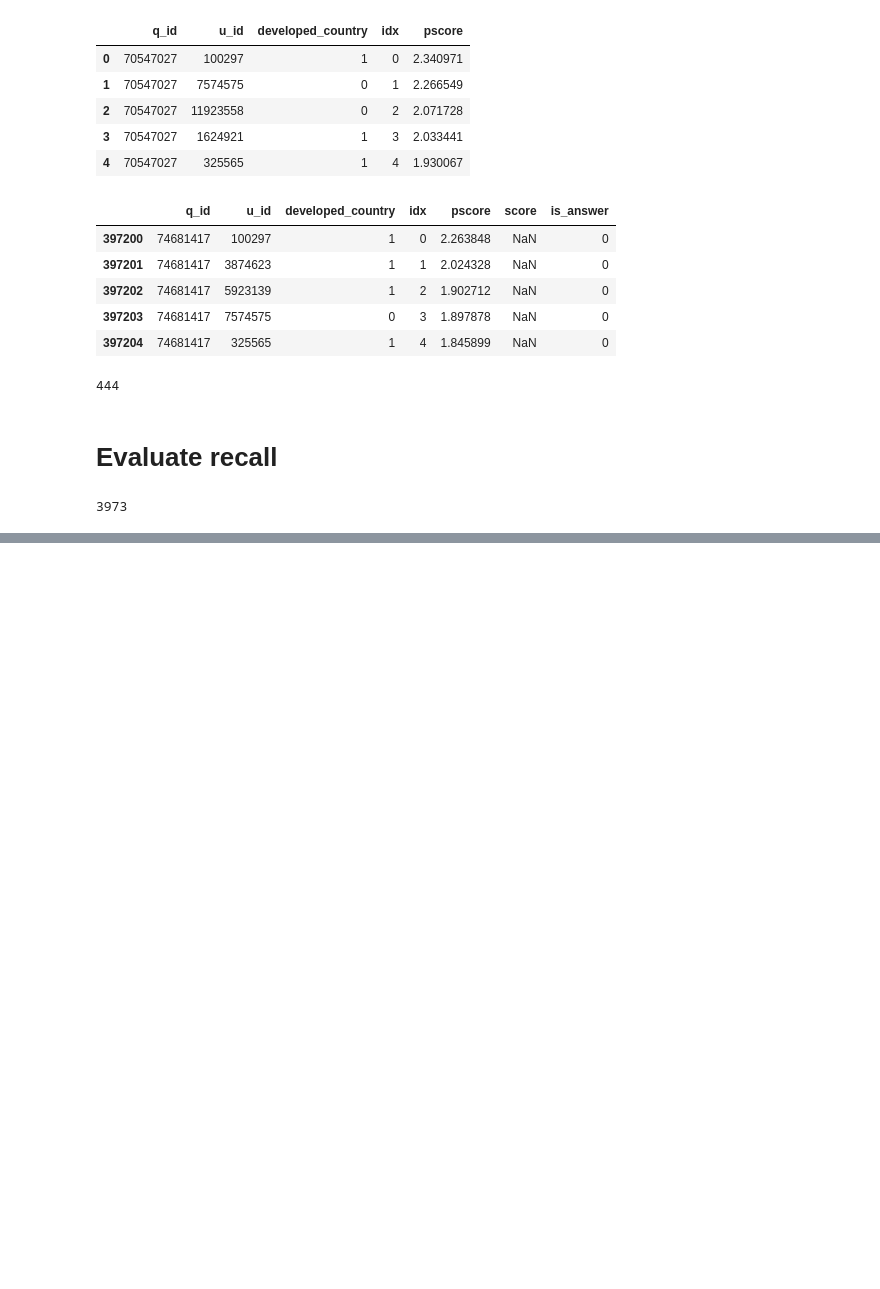
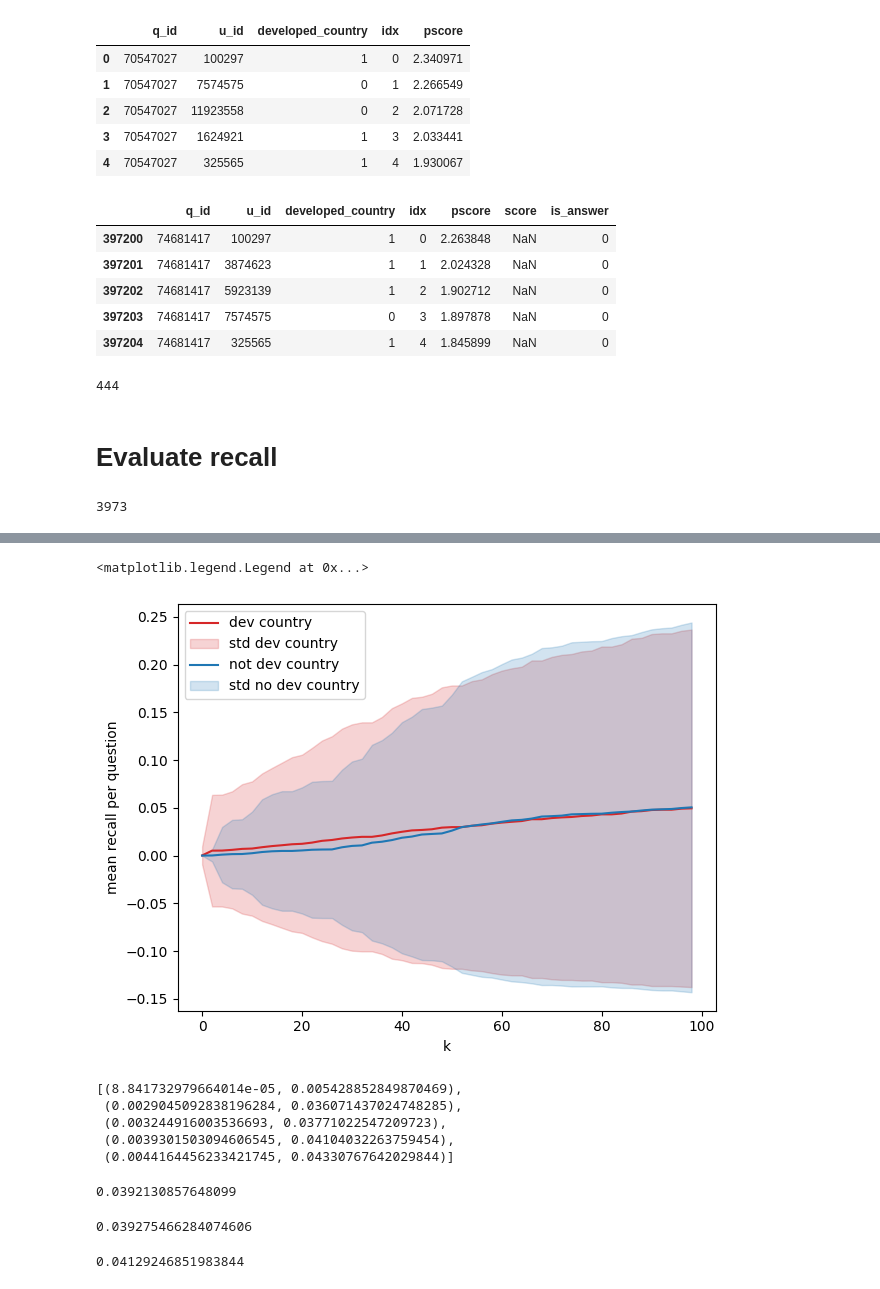
Before and after one commit to flopezd/so_q_recom, a Jupyter notebook: notebooks/fairness/ltr_recall_fair_after.ipynb, the cells around one changed output, grey strips where cells are left out. Saved outputs shown, nothing was run; the diff lists cells and outputs as text; code cells hidden in the pictures; blank space fills up the shorter version.

```diff
--- a/notebooks/fairness/ltr_recall_fair_after.ipynb
+++ b/notebooks/fairness/ltr_recall_fair_after.ipynb
@@ -353,0 +205,75 @@ fig.legend();
+# %%
+fig, ax1 = plt.subplots()
+
+color = "tab:red"
+ax1.set_xlabel("k")
+ax1.set_ylabel("mean recall per question")
+ax1.plot(top_k, dev_mean_recall, color=color, label="dev country")
+plt.fill_between(top_k, [m - r for m, r in zip(dev_mean_recall, dev_std_recall)],
+                 [m + r for m, r in zip(dev_mean_recall, dev_std_recall)],
+                 alpha=0.2, color="tab:red", label='std dev country')
+ax1.plot(top_k, no_dev_mean_recall, color="tab:blue", label="not dev country")
+ax1.fill_between(top_k, [m - r for m, r in zip(no_dev_mean_recall, no_dev_std_recall)],
+                 [m + r for m, r in zip(no_dev_mean_recall, no_dev_std_recall)],
+                 alpha=0.2, color="tab:blue", label='std no dev country')
+
+fig.tight_layout()
+ax1.legend(loc='upper left')
+# %% [output]
+<matplotlib.legend.Legend at 0x...>
+[figure, added]
+# %%
+[(m, r) for m, r in zip(mean_recall[:5], std_recall[:5])]
+# %% [output]
+[(8.841732979664014e-05, 0.005428852849870469),
+ (0.0029045092838196284, 0.036071437024748285),
+ (0.003244916003536693, 0.03771022547209723),
+ (0.0039301503094606545, 0.04104032263759454),
+ (0.0044164456233421745, 0.04330767642029844)]
+# %%
+(full_dataset[["is_answer", "q_id", "idx"]]
+.groupby("q_id")
+.apply(
+    lambda x: (
+        x[x["idx"] <= 70]["is_answer"].sum()
+        / q_answers[x["q_id"].iloc[0]]
+        if x["q_id"].iloc[0] in q_answers
+        else np.NaN
+    )
+)
+.dropna()
+.mean())
+# %% [output]
+0.0392130857648099
+# %%
+(dev_dataset[["is_answer", "q_id", "idx"]]
+.groupby("q_id")
+.apply(
+    lambda x: (
+        x[x["idx"] <= 70]["is_answer"].sum()
+        / q_answers_dev_country[x["q_id"].iloc[0]]
+        if x["q_id"].iloc[0] in q_answers_dev_country
+        else np.NaN
+    )
+)
+.dropna()
+.mean()
+)
+# %% [output]
+0.039275466284074606
+# %%
+(no_dev_dataset[["is_answer", "q_id", "idx"]]
+.groupby("q_id")
+.apply(
+    lambda x: (
+        x[x["idx"] <= 70]["is_answer"].sum()
+        / q_answers_no_dev_country[x["q_id"].iloc[0]]
+        if x["q_id"].iloc[0] in q_answers_no_dev_country
+        else np.NaN
+    )
+)
+.dropna()
+.mean()
+)
+# %% [output]
+0.04129246851983844
```
Also changed, not shown: parts of 35 cells of this notebook, 1 other file.
